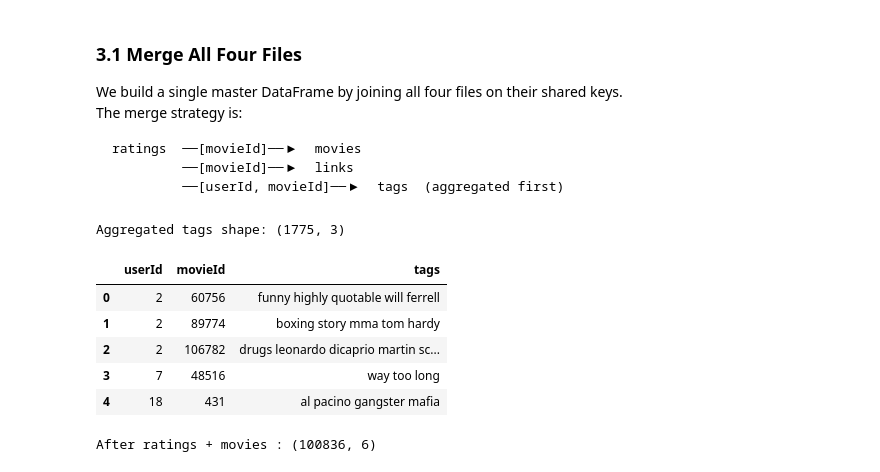
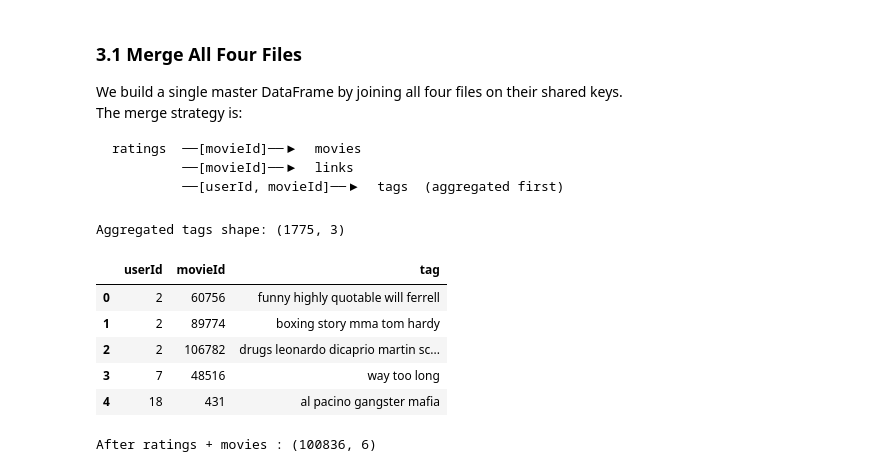
Before and after one commit to just-mawi/Group1_Phase4, a Jupyter notebook: movies.ipynb, the cells around one changed output. Drawn from its saved outputs; the diff is of its cells as text; code cells hidden in the pictures.

````diff
--- a/movies.ipynb
+++ b/movies.ipynb
@@ -411,17 +411,19 @@ ratings  ──[movieId]──▶  movies
          ──[userId, movieId]──▶  tags  (aggregated first)
 ```
 # %%
-# ── Step 1: Aggregate tags per (userId, movieId) ─────────────────
-# A movie can have multiple tags; collapse them into a single string
-tags_agg = (tags.groupby(['userId', 'movieId'])['tag']
-                 .apply(lambda x: ' '.join(x.str.lower().unique()))
-                 .reset_index(name='tags'))
+#movie_tags = tags.groupby("movieId")["tag"].apply( # groups all tags by each movie
+#    lambda x: " ".join(x.astype(str).str.lower()) # lambda x: tells it for each movie’s tags do the following
+#).reset_index() # turns the grouped result back into a normal dataframe
 
-print(f"Aggregated tags shape: {tags_agg.shape}")
-display(tags_agg.head())
+user_movie_tags = tags.groupby(["userId", "movieId"])["tag"].apply( # to show how each user describes a certain movie
+    lambda x: " ".join(x.astype(str).str.lower())
+).reset_index()
+
+print(f"Aggregated tags shape: {user_movie_tags.shape}")
+display(user_movie_tags.head())
 # %% [output]
 Aggregated tags shape: (1775, 3)
-|  | userId | movieId | tags |
+|  | userId | movieId | tag |
 | 0 | 2 | 60756 | funny highly quotable will ferrell |
 | 1 | 2 | 89774 | boxing story mma tom hardy |
 | 2 | 2 | 106782 | drugs leonardo dicaprio martin sc... |
````
Also changed, not shown: parts of 38 cells of this notebook.
